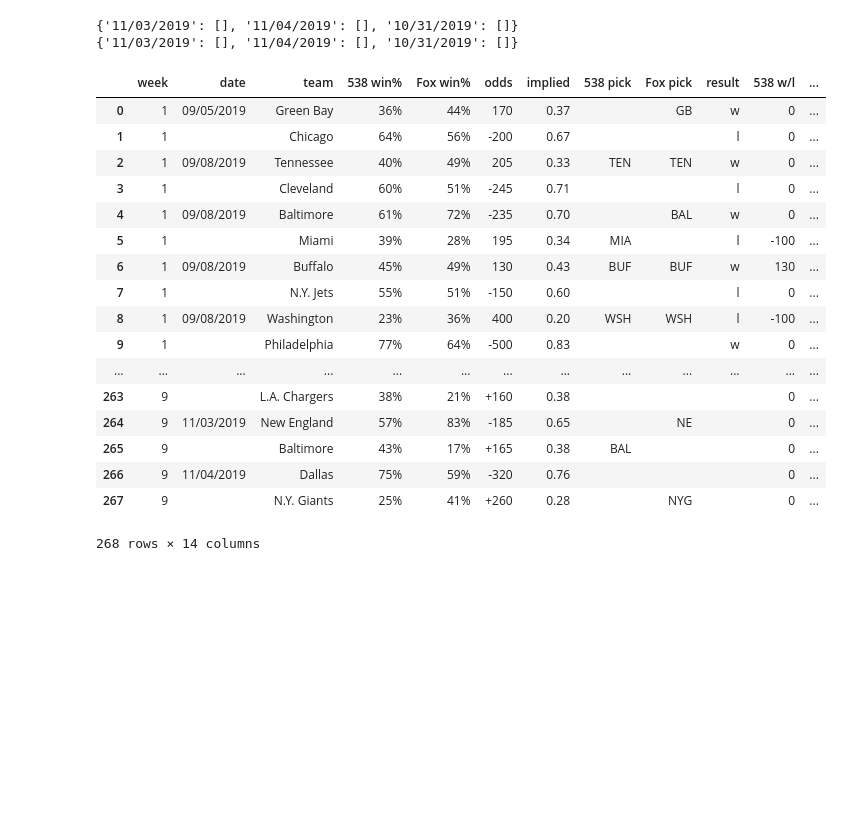
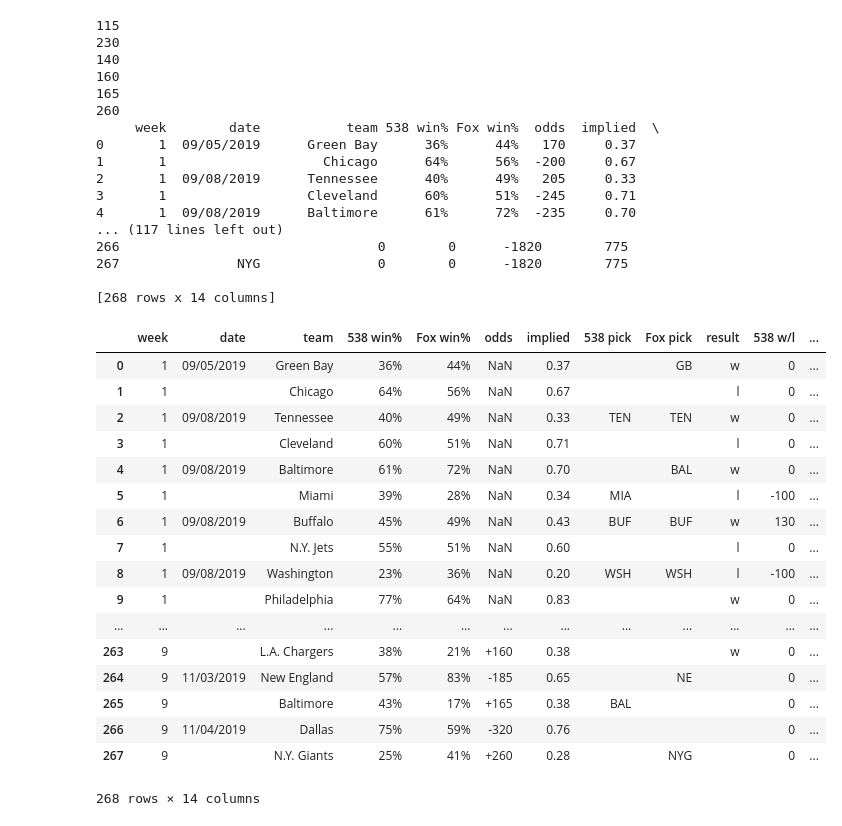
Before and after one commit to jmaloon1/NFL-Game-Predictor, a Jupyter notebook: NFL Game Predictor.ipynb, the cells around one changed output. Drawn from its saved outputs; the diff is of its cells as text; code cells hidden in the pictures; blank space fills up the shorter version.

```diff
--- a/NFL Game Predictor.ipynb
+++ b/NFL Game Predictor.ipynb
@@ -474,14 +474,12 @@ def game_outcomes(game_dates):
                             for winner_tag in game_body.findAll('td', attrs={'class': 'td text team winner'}):
                                 winner = winner_tag.get_text().strip()
 
-                                if winner in teams:
-                                    winner_list.append(winner)
+                                winner_list.append(winner)
 
                             for loser_tag in game_body.findAll('td', attrs={'class': 'td text team loser'}):
                                 loser = loser_tag.get_text().strip()
 
-                                if loser in teams:
-                                    loser_list.append(loser)
+                                loser_list.append(loser)
 
                         winners[date] = winner_list
                         losers[date] = loser_list
@@ -548,6 +546,8 @@ def odds_formatter(row):
     """
     if row['odds'] == '':
         return(row['odds'])
+    elif str(row['odds'])[0] == '+' or str(row['odds'])[0] == '-':
+        return(str(row['odds']))
     elif int(row['odds']) >= 100:
         return('+' + str(row['odds']))
     if int(row['odds']) <= -100:
@@ -664,48 +664,64 @@ old_games, current_games = separating_games(df)
 if not current_games.empty:
     current_games['date'] = current_games['date'].replace('', np.nan).ffill()
     current_games['odds'] = current_games.apply(lambda row: odds_formatter(row), axis=1)
     winners, losers = game_outcomes(current_games.date.unique())
     current_games['result'] = current_games.apply(lambda row: team_won_lost(row, winners, losers), axis=1)
     current_games['538 w/l'] = current_games.apply(lambda row: money_won_lost(row, '538'), axis=1)
     current_games['Fox w/l'] = current_games.apply(lambda row: money_won_lost(row, 'Fox'), axis=1)
     df = combining_data(old_games, current_games)
-
+print(df)
+df['odds'] = df['odds'] = current_games.apply(lambda row: odds_formatter(row), axis=1)
 df['date'] = df.apply(lambda row: date_formatter(row), axis=1)
 
 if datetime.date.today().strftime('%m/%d/%Y') > df.date.max():
     new_games, year = predictions_538(week_num=week_finder(datetime.date.today()))
     new_games = predictions_fox(new_games)
     new_games = loading_odds(new_games, year)
     new_games['implied'] = new_games.apply(lambda row: implied_probability(row), axis=1)
     new_games['538 pick'] = new_games.apply(lambda row: pick(row, '538'), axis=1)
     new_games['Fox pick'] = new_games.apply(lambda row: pick(row, 'Fox'), axis=1)
     new_games['538 w/l'] = 0
     new_games['Fox w/l'] = 0
     df = combining_data(df, new_games)
 
 df['538 w/l'] = df['538 w/l'].astype(int)
 df['Fox w/l'] = df['Fox w/l'].astype(int)
 df['538 total'] = int(df.loc[df['538 w/l'] != np.nan]['538 w/l'].sum())
 df['Fox total'] = int(df.loc[df['Fox w/l'] != np.nan]['Fox w/l'].sum())
 date_ffill_formatter(df)
 df
 #writing_spreadsheet(df, file_name)
 # %% [output]
-{'11/03/2019': [], '11/04/2019': [], '10/31/2019': []}
-{'11/03/2019': [], '11/04/2019': [], '10/31/2019': []}
+115
+230
+140
+160
+165
+260
+     week        date           team 538 win% Fox win%  odds  implied  \
+0       1  09/05/2019      Green Bay      36%      44%   170     0.37
+1       1                    Chicago      64%      56%  -200     0.67
+2       1  09/08/2019      Tennessee      40%      49%   205     0.33
+3       1                  Cleveland      60%      51%  -245     0.71
+4       1  09/08/2019      Baltimore      61%      72%  -235     0.70
+... (117 lines left out)
+266                                 0        0      -1820        775
+267               NYG               0        0      -1820        775
+
+[268 rows x 14 columns]
 |  | week | date | team | 538 win% | Fox win% | odds | implied | 538 pick | Fox pick | result | 538 w/l | ... |
-| 0 | 1 | 09/05/2019 | Green Bay | 36% | 44% | 170 | 0.37 |  | GB | w | 0 | ... |
-| 1 | 1 |  | Chicago | 64% | 56% | -200 | 0.67 |  |  | l | 0 | ... |
-| 2 | 1 | 09/08/2019 | Tennessee | 40% | 49% | 205 | 0.33 | TEN | TEN | w | 0 | ... |
-| 3 | 1 |  | Cleveland | 60% | 51% | -245 | 0.71 |  |  | l | 0 | ... |
-| 4 | 1 | 09/08/2019 | Baltimore | 61% | 72% | -235 | 0.70 |  | BAL | w | 0 | ... |
-| 5 | 1 |  | Miami | 39% | 28% | 195 | 0.34 | MIA |  | l | -100 | ... |
-| 6 | 1 | 09/08/2019 | Buffalo | 45% | 49% | 130 | 0.43 | BUF | BUF | w | 130 | ... |
-| 7 | 1 |  | N.Y. Jets | 55% | 51% | -150 | 0.60 |  |  | l | 0 | ... |
-| 8 | 1 | 09/08/2019 | Washington | 23% | 36% | 400 | 0.20 | WSH | WSH | l | -100 | ... |
-| 9 | 1 |  | Philadelphia | 77% | 64% | -500 | 0.83 |  |  | w | 0 | ... |
+| 0 | 1 | 09/05/2019 | Green Bay | 36% | 44% | NaN | 0.37 |  | GB | w | 0 | ... |
+| 1 | 1 |  | Chicago | 64% | 56% | NaN | 0.67 |  |  | l | 0 | ... |
+| 2 | 1 | 09/08/2019 | Tennessee | 40% | 49% | NaN | 0.33 | TEN | TEN | w | 0 | ... |
+| 3 | 1 |  | Cleveland | 60% | 51% | NaN | 0.71 |  |  | l | 0 | ... |
+| 4 | 1 | 09/08/2019 | Baltimore | 61% | 72% | NaN | 0.70 |  | BAL | w | 0 | ... |
+| 5 | 1 |  | Miami | 39% | 28% | NaN | 0.34 | MIA |  | l | -100 | ... |
+| 6 | 1 | 09/08/2019 | Buffalo | 45% | 49% | NaN | 0.43 | BUF | BUF | w | 130 | ... |
+| 7 | 1 |  | N.Y. Jets | 55% | 51% | NaN | 0.60 |  |  | l | 0 | ... |
+| 8 | 1 | 09/08/2019 | Washington | 23% | 36% | NaN | 0.20 | WSH | WSH | l | -100 | ... |
+| 9 | 1 |  | Philadelphia | 77% | 64% | NaN | 0.83 |  |  | w | 0 | ... |
 | ... | ... | ... | ... | ... | ... | ... | ... | ... | ... | ... | ... | ... |
-| 263 | 9 |  | L.A. Chargers | 38% | 21% | +160 | 0.38 |  |  |  | 0 | ... |
+| 263 | 9 |  | L.A. Chargers | 38% | 21% | +160 | 0.38 |  |  | w | 0 | ... |
 | 264 | 9 | 11/03/2019 | New England | 57% | 83% | -185 | 0.65 |  | NE |  | 0 | ... |
 | 265 | 9 |  | Baltimore | 43% | 17% | +165 | 0.38 | BAL |  |  | 0 | ... |
 | 266 | 9 | 11/04/2019 | Dallas | 75% | 59% | -320 | 0.76 |  |  |  | 0 | ... |
```
